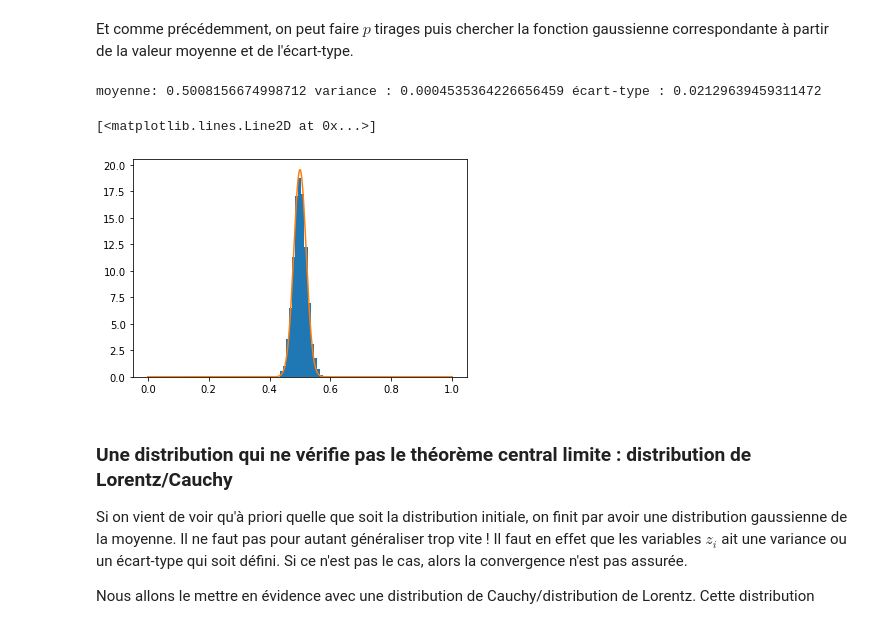
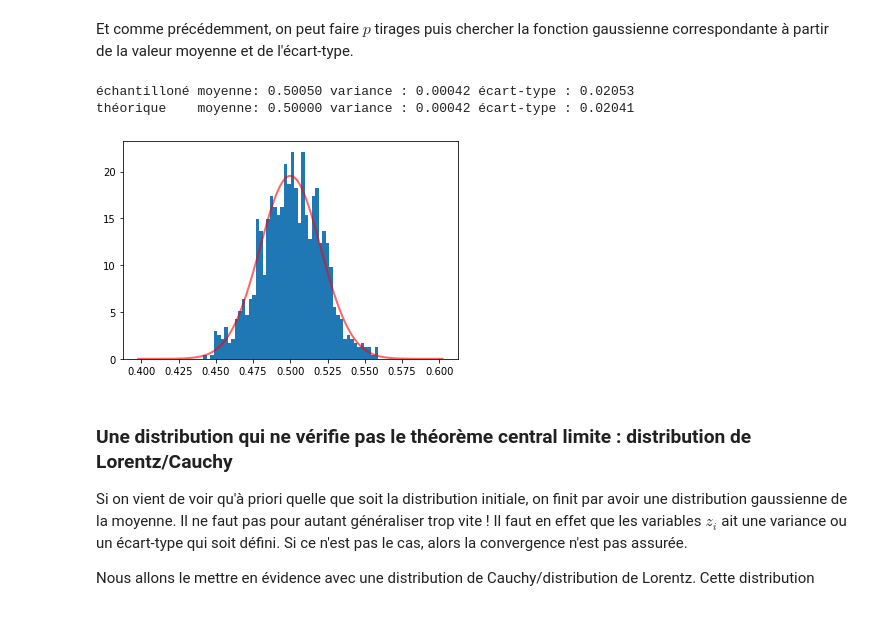
Before and after one commit to MartinVerot/IncertitudeMonteCarlo, a Jupyter notebook: test-theoreme-central-limite.ipynb, the cells around one changed output. Cells and saved outputs as stored; diff of their text form; code cells hidden in the pictures.

```diff
--- a/test-theoreme-central-limite.ipynb
+++ b/test-theoreme-central-limite.ipynb
@@ -303,22 +329,23 @@ Et comme précédemment, on peut faire $p$ tirages puis chercher la fonction gau
 <span id="triang2"></span>
 # %%
 #on répète maintenant l'opération p fois
-zs = np.sum(np.random.triangular(0.,0.5,1., size=(n,p)), axis = 0 )/n
+zs = np.sum(triang.rvs(0.5,loc=0,scale=1,size=(n,p)), axis=0)/n
 #Moyenne de la distribution
-moyenne = np.average(zs)
+moyenne = np.average(zs,axis=0)
 #variance de la distribution
-variance = np.var(zs,ddof=1)
-ecartType= np.std(zs,ddof=1)
-print('moyenne: {} variance : {} écart-type : {}'.format(moyenne, variance,ecartType))
+variance = np.var(zs,ddof=1,axis=0)
+ecartType= np.std(zs,ddof=1,axis=0)
 #Tracé de l'histogramme
-plt.hist(zs,bins=101,range=(0.,1.),density=True)
+plt.hist(zs,bins=50,range=(np.min(zs),np.max(zs)),density=True)
 #Tracé de la gaussienne correspondant
-xs=np.linspace(0,1,1000)
-plt.plot(xs, norm.pdf(xs,loc=0.5,scale=1/(np.sqrt(24*n)) ) )
+xs = np.linspace(0.5-5*1/(np.sqrt(24*n)),0.5+5*1/(np.sqrt(24*n)),1001)
+plt.plot(xs, norm.pdf(xs,loc=0.5,scale=1/(np.sqrt(24*n)) ),'r-', lw=2, alpha=0.6)
+print('échantilloné moyenne: {:.5f} variance : {:.5f} écart-type : {:.5f}'.format(moyenne, variance,ecartType))
+print('théorique    moyenne: {:.5f} variance : {:.5f} écart-type : {:.5f}'.format(0.5,1/((24*n)) ,1/(np.sqrt(24*n)) ))
 # %% [output]
-moyenne: 0.5008156674998712 variance : 0.0004535364226656459 écart-type : 0.02129639459311472
+échantilloné moyenne: 0.50050 variance : 0.00042 écart-type : 0.02053
+théorique    moyenne: 0.50000 variance : 0.00042 écart-type : 0.02041
-[<matplotlib.lines.Line2D at 0x...>]
-[figure, old version]
+[figure, new version]
 # %% [markdown]
 <span id="cauchy"></span>
 ### Une distribution qui ne vérifie pas le théorème central limite : distribution de Lorentz/Cauchy
```
Also changed, not shown: parts of 23 cells of this notebook.
